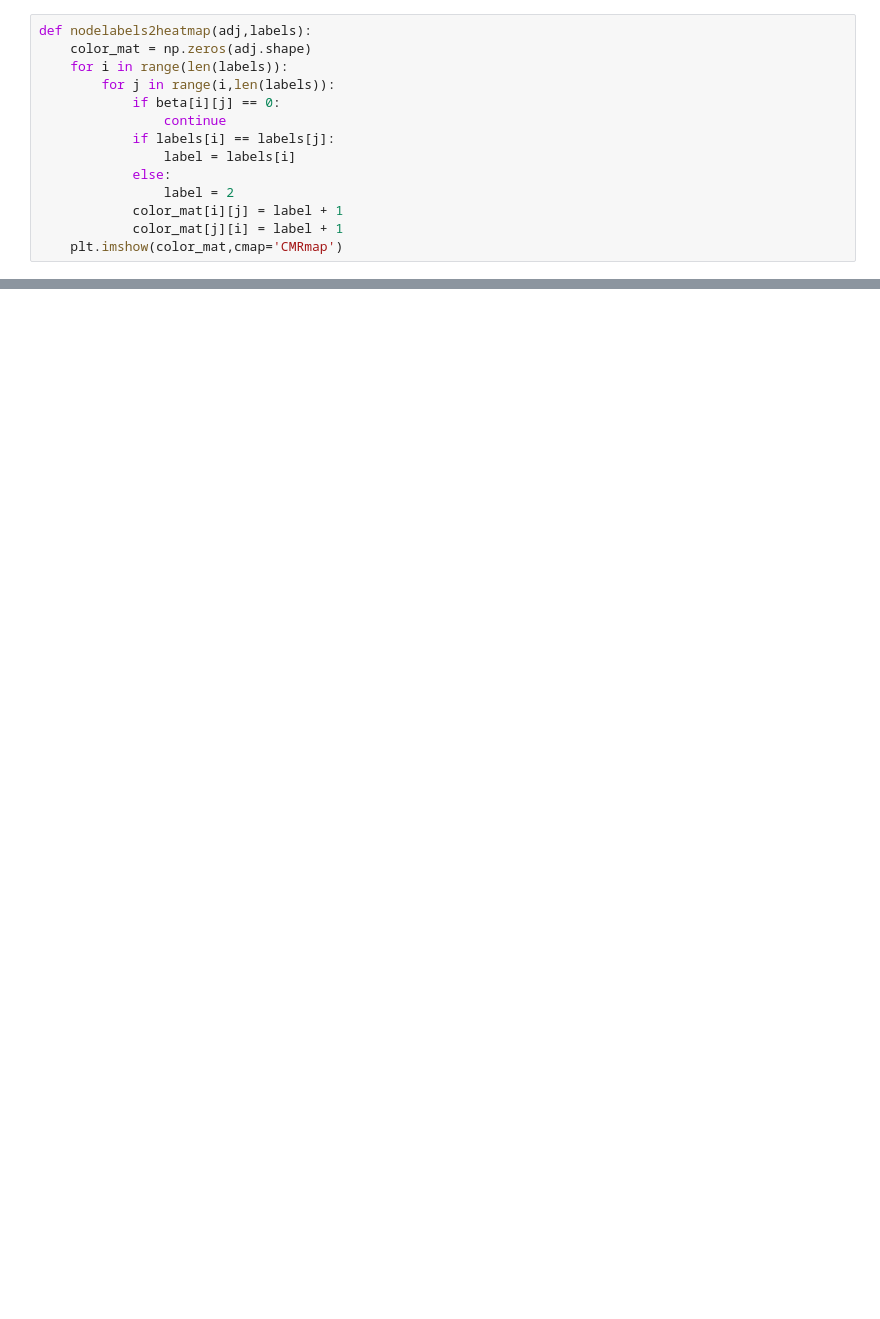
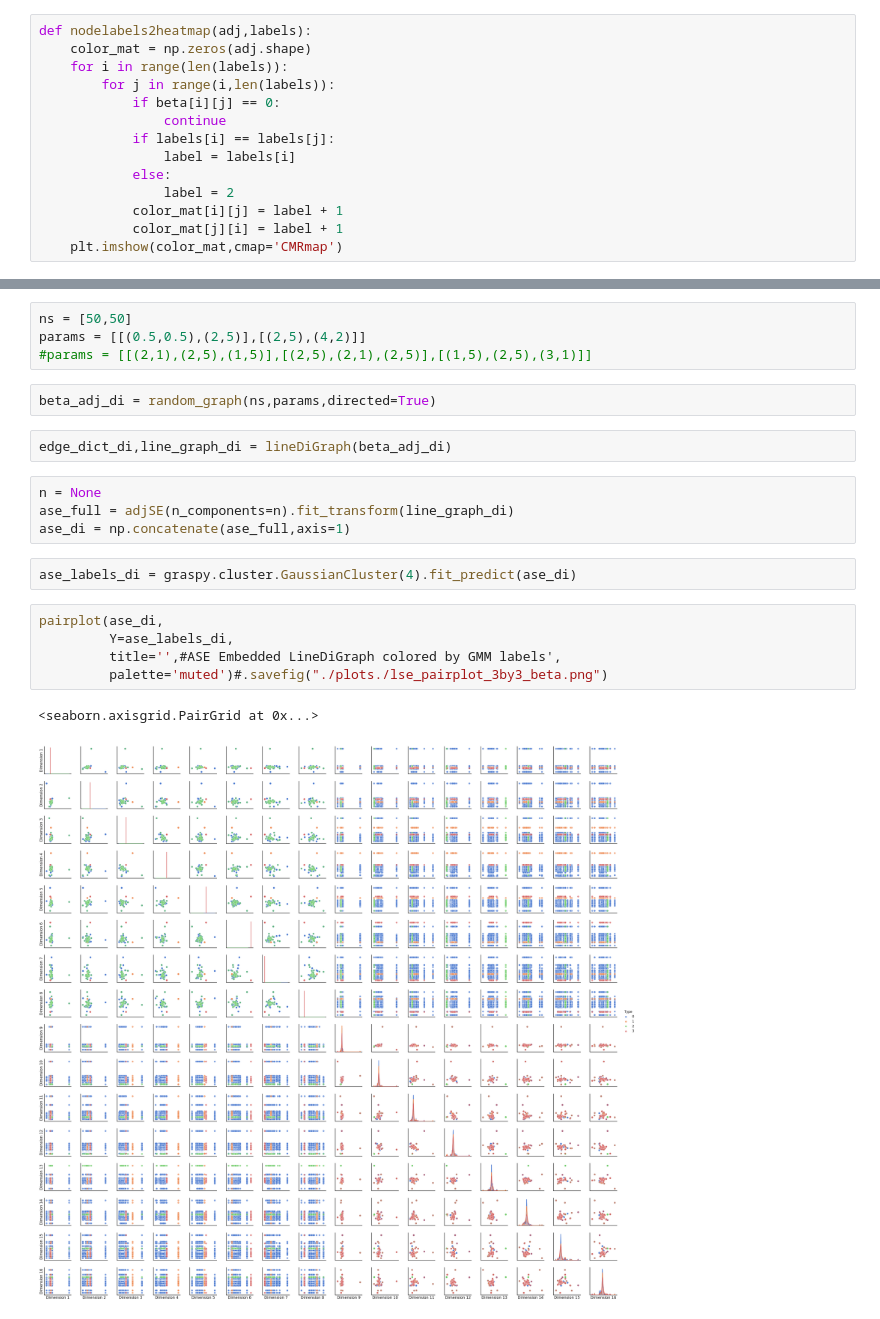
Before and after one commit to zeou1/graspy, a Jupyter notebook: notebooks/rflperry/embedding_line_graphs.ipynb, the cells around one changed output, grey strips where cells are left out. Saved outputs shown, nothing was run; the diff lists cells and outputs as text; blank space fills up the shorter version.

Commit message:
updated more embedded line graphs

```diff
--- a/notebooks/rflperry/embedding_line_graphs.ipynb
+++ b/notebooks/rflperry/embedding_line_graphs.ipynb
@@ -116,0 +137,22 @@ def nodelabels2heatmap(adj,labels):
+# %%
+ns = [50,50]
+params = [[(0.5,0.5),(2,5)],[(2,5),(4,2)]]
+#params = [[(2,1),(2,5),(1,5)],[(2,5),(2,1),(2,5)],[(1,5),(2,5),(3,1)]]
+# %%
+beta_adj_di = random_graph(ns,params,directed=True)
+# %%
+edge_dict_di,line_graph_di = lineDiGraph(beta_adj_di)
+# %%
+n = None
+ase_full = adjSE(n_components=n).fit_transform(line_graph_di)
+ase_di = np.concatenate(ase_full,axis=1)
+# %%
+ase_labels_di = graspy.cluster.GaussianCluster(4).fit_predict(ase_di)
+# %%
+pairplot(ase_di,
+         Y=ase_labels_di,
+         title='',#ASE Embedded LineDiGraph colored by GMM labels',
+         palette='muted')#.savefig("./plots./lse_pairplot_3by3_beta.png")
+# %% [output]
+<seaborn.axisgrid.PairGrid at 0x...>
+[figure, added]
```
Also changed, not shown: parts of 32 cells of this notebook.
